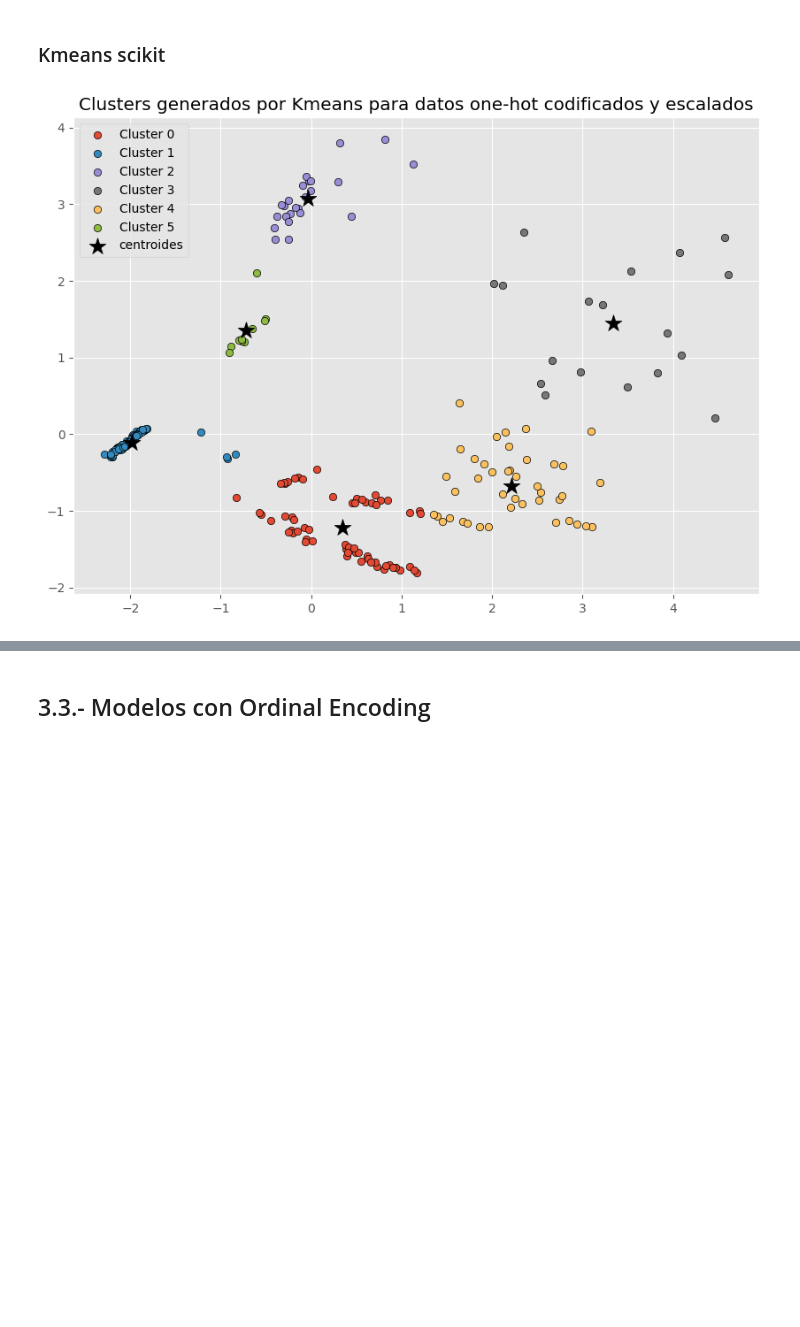
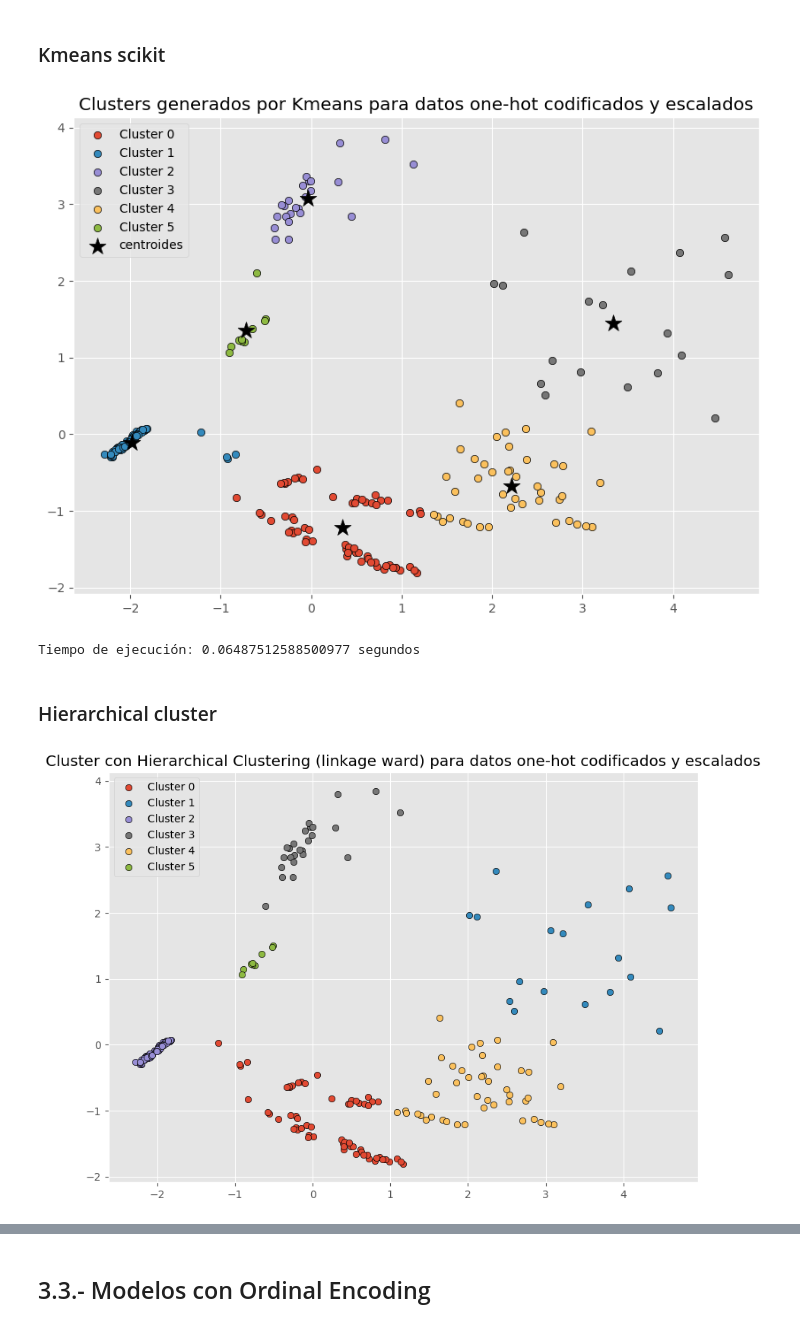
Before and after one commit to RaulCarrero02/G23.P2.100451286.100472334, a Jupyter notebook: kmean.ipynb, the cells around one changed output, grey strips where cells are left out. Saved outputs shown, nothing was run; the diff lists cells and outputs as text; code cells hidden in the pictures; blank space fills up the shorter version.

```diff
--- a/kmean.ipynb
+++ b/kmean.ipynb
@@ -452,7 +484,10 @@ plt.show()
 # %%
 # Aplicar KMeans a los datos transformados por PCA
 n_clusters = 6
+start = time.time()
 centroides, asignaciones = kmeans(X_one_hot_pca, n_clusters)
+end = time.time()
+
 plt.figure(figsize=(10, 7))
 for i in np.unique(asignaciones):
     plt.scatter(
@@ -475,6 +510,7 @@ plt.scatter(
 plt.title('Clusters generados por Kmeans para datos one-hot codificados y escalados')
 plt.legend()
 plt.show()
+print(f"Tiempo de ejecución: {end - start} segundos")
 # %% [output]
 Iteración final:  4
 Centroides finales:  [[-0.29079621 -0.90770912]
@@ -488,9 +525,12 @@ Centroides finales:  [[-0.29079621 -0.90770912]
 ### Kmeans scikit
 # %%
 # Kmeans with scikit-learn
+start = time.time()
 kmeans_scikit = KMeans(n_clusters=6, random_state=23)
 kmeans_scikit.fit(X_one_hot_pca)
 y_predict = kmeans_scikit.predict(X_one_hot_pca)
+
+end = time.time()
 
 plt.figure(figsize=(10, 7))
 for i in np.unique(y_predict):
@@ -515,5 +555,33 @@ plt.scatter(
 plt.title('Clusters generados por Kmeans para datos one-hot codificados y escalados')
 plt.legend()
 plt.show()
+
+print(f"Tiempo de ejecución: {end - start} segundos")
 # %% [output]
 [figure]
+Tiempo de ejecución: 0.06487512588500977 segundos
+# %% [markdown]
+### Hierarchical cluster
+# %%
+start = time.time()
+# Clustering jerárquico
+hc = AgglomerativeClustering(n_clusters=6, linkage = 'ward')
+y_hc = hc.fit_predict(X_one_hot_pca)
+
+end = time.time()
+
+plt.figure(figsize=(10, 7))
+for i in np.unique(y_hc):
+    plt.scatter(
+        x = X_one_hot_pca[np.array(y_hc) == i, 0],
+        y = X_one_hot_pca[np.array(y_hc) == i, 1],
+        c = plt.rcParams['axes.prop_cycle'].by_key()['color'][i % len(plt.rcParams['axes.prop_cycle'].by_key()['color'])],
+        marker = 'o',
+        edgecolor = 'black',
+        label= f"Cluster {i}"
+    )
+plt.title('Cluster con Hierarchical Clustering (linkage ward) para datos one-hot codificados y escalados')
+plt.legend()
+plt.show()
+# %% [output]
+[figure, added]
```
Also changed, not shown: parts of 16 cells of this notebook.
